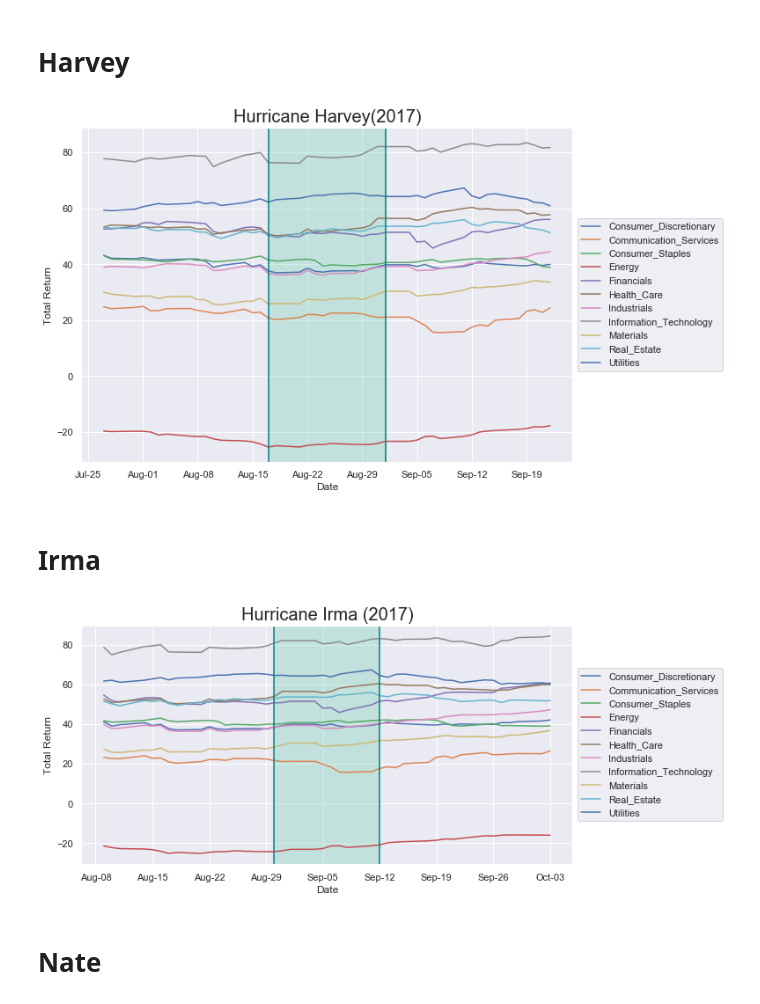
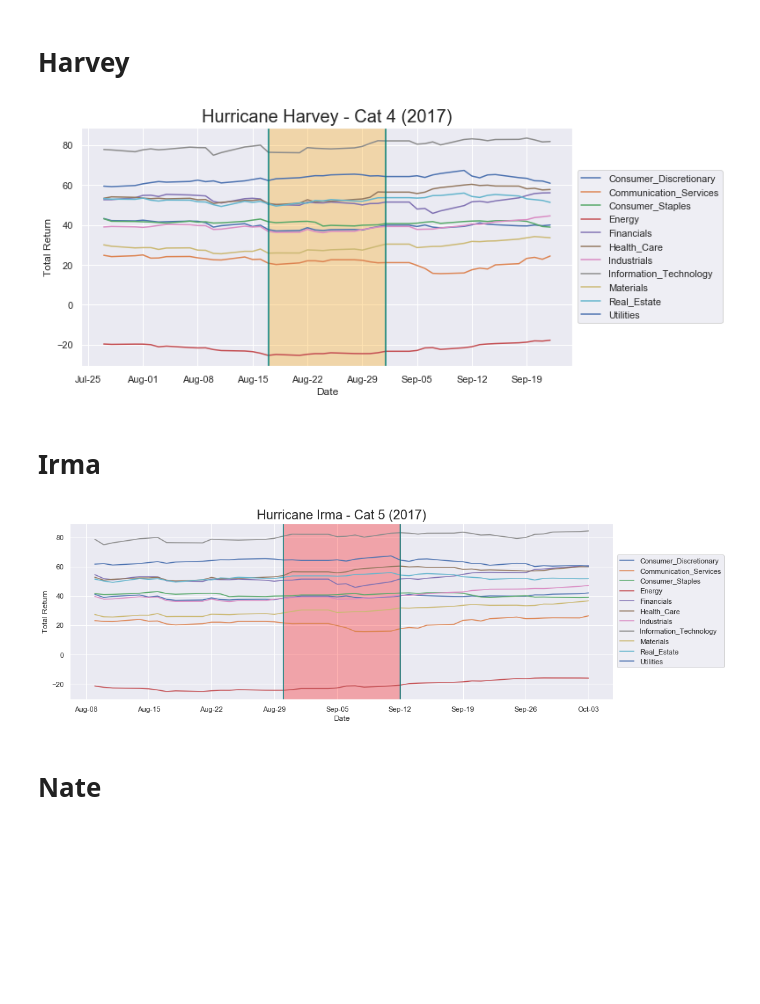
Before and after one commit to nancyculley/Little_Data_Project_1, a Jupyter notebook: Ashley_Project_1.ipynb, the cells around one changed output. Cells and saved outputs as stored; diff of their text form; code cells hidden in the pictures; blank space fills up the shorter version.

Commit message:
Updated_Chart_Colors_2017

```diff
--- a/Ashley_Project_1.ipynb
+++ b/Ashley_Project_1.ipynb
@@ -157,30 +157,30 @@ hurricane_harvey = sp1500_2017[(sp1500_2017['Date']>= x_min)& (sp1500_2017['Date
 # %%
 # Plot 11 sectors
 fig = plt.figure()
 ax = plt.axes()
 for x in range(1, 12):
     plt.plot(hurricane_harvey['Date'], hurricane_harvey.iloc[:,x])
 
 
 # Shade area representing Hurricane Harvey
 x_Fmt = DateFormatter("%b-%d")
 plt.axvline(start_date, color='teal')
 plt.axvline(end_date, color='teal')
 
 ax.xaxis.set_major_formatter(x_Fmt)
-ax.axvspan(start_date, end_date, alpha=0.3, color='mediumaquamarine')
+ax.axvspan(start_date, end_date, alpha=0.3, color='orange')
 
 plt.ylabel('Total Return')
 plt.xlabel('Date')
-plt.title('Hurricane Harvey(2017)', fontsize = 20)
+plt.title('Hurricane Harvey - Cat 4 (2017)', fontsize = 20)
 plt.legend(loc='center left', bbox_to_anchor=(1.0, 0.5))
 plt.rcParams["figure.figsize"] = (10,5)
 
 #Finesse
 sns.set()
 plt.show()
 # %% [output]
-[figure, old version]
+[figure, new version]
 # %% [markdown]
 # Irma
 # %%
@@ -217,11 +217,11 @@ plt.axvline(start_date, color='teal')
 plt.axvline(end_date, color='teal')
 
 ax.xaxis.set_major_formatter(x_Fmt)
-ax.axvspan(start_date, end_date, alpha=0.3, color='mediumaquamarine')
+ax.axvspan(start_date, end_date, alpha=0.3, color='red')
 
 plt.ylabel('Total Return')
 plt.xlabel('Date')
-plt.title('Hurricane Irma (2017)', fontsize = 20)
+plt.title('Hurricane Irma - Cat 5 (2017)', fontsize = 20)
 plt.legend(loc='center left', bbox_to_anchor=(1.0, 0.5))
 plt.rcParams["figure.figsize"] = (15,5)
 
@@ -229,7 +229,7 @@ plt.rcParams["figure.figsize"] = (15,5)
 sns.set()
 plt.show()
 # %% [output]
-[figure, old version]
+[figure, new version]
 # %% [markdown]
 # Nate
 # %%
```
Also changed, not shown: parts of 1 cell of this notebook.
